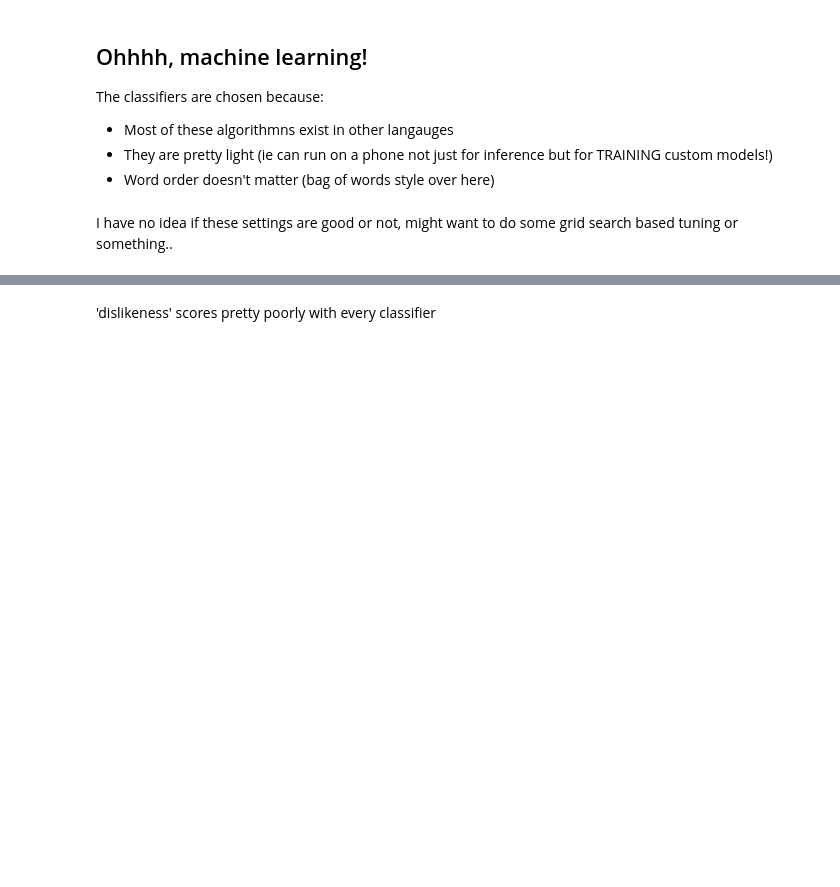
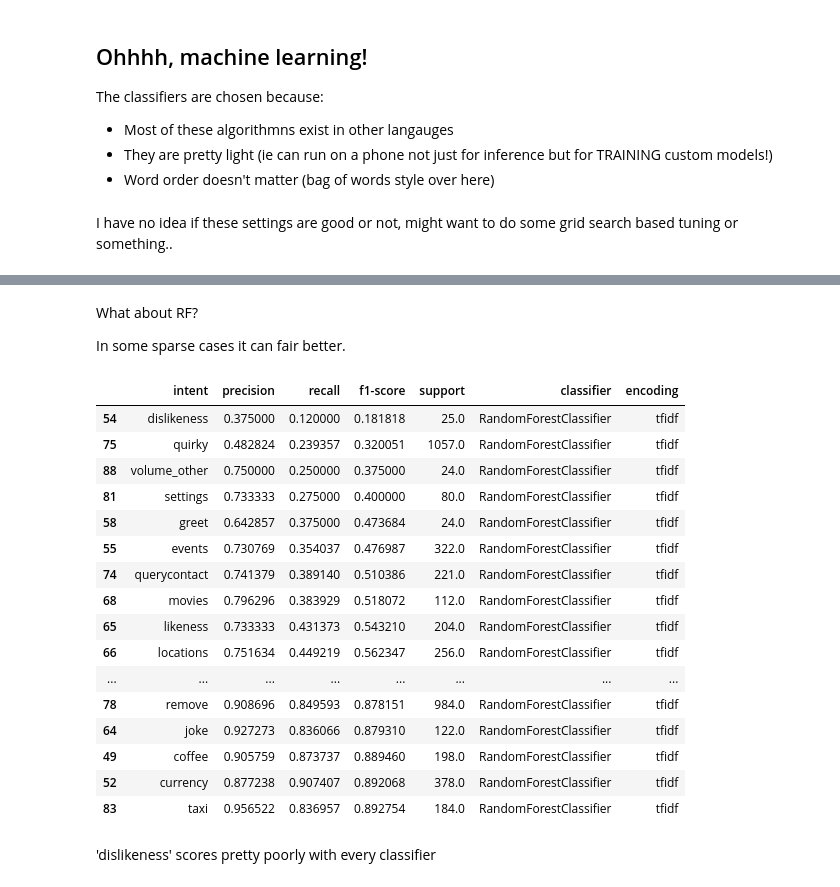
Before and after one commit to AmateurAcademic/interview-code-examples, a Jupyter notebook: NLU_Intent_matching.ipynb, the cells around one changed output, grey strips where cells are left out. Cells and saved outputs as stored; diff of their text form; code cells hidden in the pictures; blank space fills up the shorter version.

```diff
--- a/NLU_Intent_matching.ipynb
+++ b/NLU_Intent_matching.ipynb
@@ -296,3 +320,27 @@ report_all_intent_classififiers_tfidf_df[report_all_intent_classififiers_tfidf_d
+# %% [markdown]
+What about RF?
+
+In some sparse cases it can fair better.
+# %%
+report_all_intent_classifiers_tfidf_df[report_all_intent_classifiers_tfidf_df['classifier'].str.contains('RandomForest')].sort_values(by=['f1-score'])
+# %% [output]
+|  | intent | precision | recall | f1-score | support | classifier | encoding |
+| 54 | dislikeness | 0.375000 | 0.120000 | 0.181818 | 25.0 | RandomForestClassifier | tfidf |
+| 75 | quirky | 0.482824 | 0.239357 | 0.320051 | 1057.0 | RandomForestClassifier | tfidf |
+| 88 | volume_other | 0.750000 | 0.250000 | 0.375000 | 24.0 | RandomForestClassifier | tfidf |
+| 81 | settings | 0.733333 | 0.275000 | 0.400000 | 80.0 | RandomForestClassifier | tfidf |
+| 58 | greet | 0.642857 | 0.375000 | 0.473684 | 24.0 | RandomForestClassifier | tfidf |
+| 55 | events | 0.730769 | 0.354037 | 0.476987 | 322.0 | RandomForestClassifier | tfidf |
+| 74 | querycontact | 0.741379 | 0.389140 | 0.510386 | 221.0 | RandomForestClassifier | tfidf |
+| 68 | movies | 0.796296 | 0.383929 | 0.518072 | 112.0 | RandomForestClassifier | tfidf |
+| 65 | likeness | 0.733333 | 0.431373 | 0.543210 | 204.0 | RandomForestClassifier | tfidf |
+| 66 | locations | 0.751634 | 0.449219 | 0.562347 | 256.0 | RandomForestClassifier | tfidf |
+| ... | ... | ... | ... | ... | ... | ... | ... |
+| 78 | remove | 0.908696 | 0.849593 | 0.878151 | 984.0 | RandomForestClassifier | tfidf |
+| 64 | joke | 0.927273 | 0.836066 | 0.879310 | 122.0 | RandomForestClassifier | tfidf |
+| 49 | coffee | 0.905759 | 0.873737 | 0.889460 | 198.0 | RandomForestClassifier | tfidf |
+| 52 | currency | 0.877238 | 0.907407 | 0.892068 | 378.0 | RandomForestClassifier | tfidf |
+| 83 | taxi | 0.956522 | 0.836957 | 0.892754 | 184.0 | RandomForestClassifier | tfidf |
 # %% [markdown]
 'dislikeness' scores pretty poorly with every classifier
 # %%
```
Also changed, not shown: parts of 65 cells of this notebook, 5 other files.
